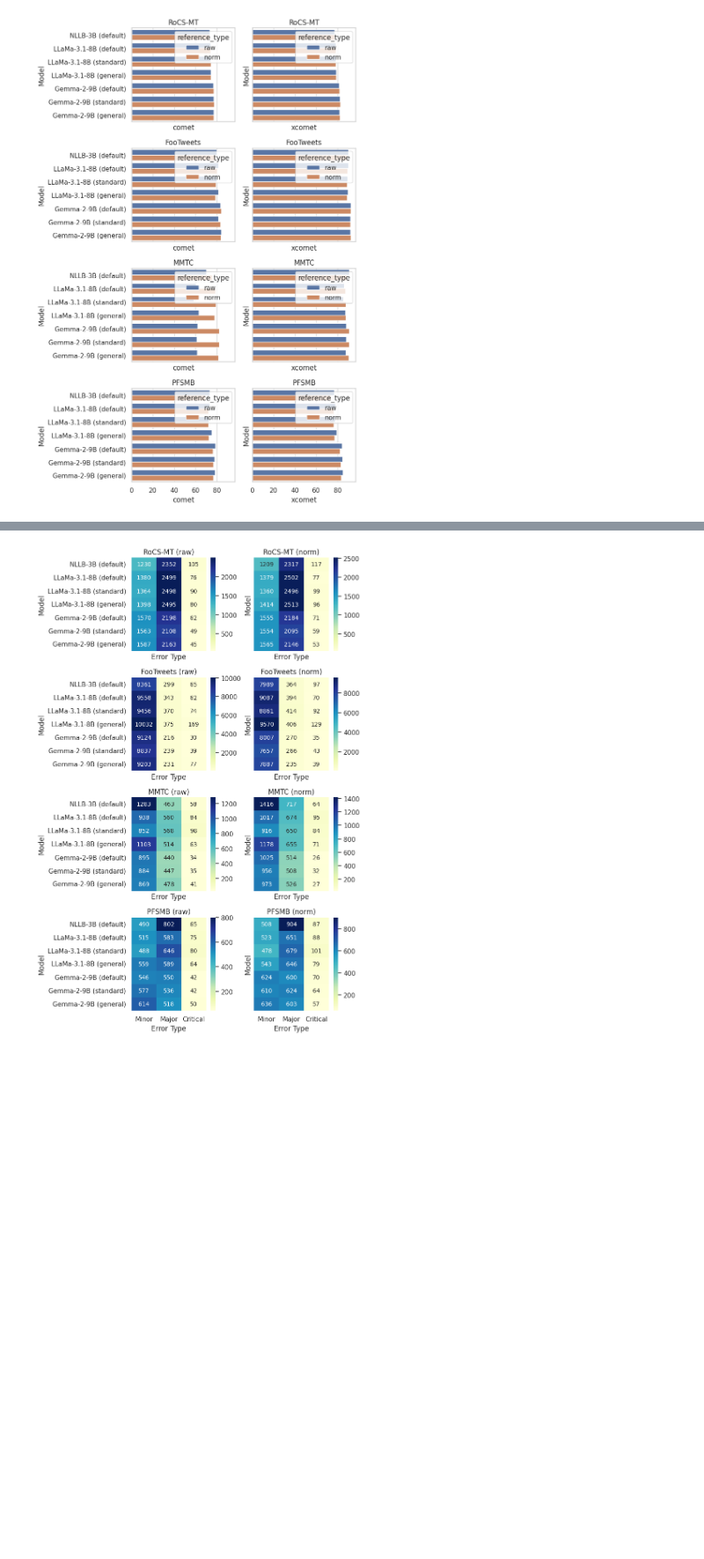
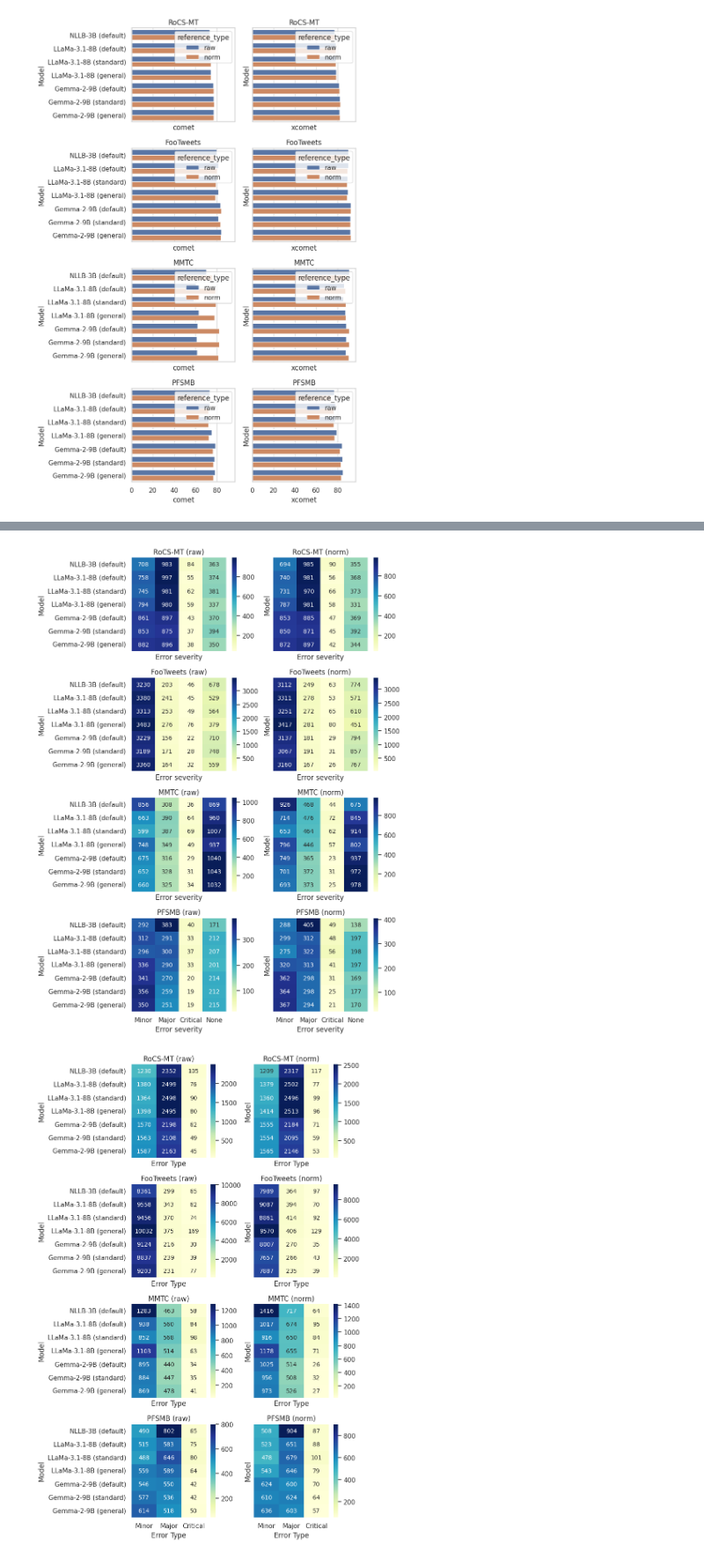
Before and after one commit to lydianish-phd/evaluation-challenges, a Jupyter notebook: src/draft.ipynb, the cells around one changed output, grey strips where cells are left out. Shown at 88% size. Saved outputs shown, nothing was run; the diff lists cells and outputs as text; code cells hidden in the pictures; blank space fills up the shorter version.

```diff
--- a/src/draft.ipynb
+++ b/src/draft.ipynb
@@ -173,3 +168,27 @@ plot_scores(all_data, metrics, sharex=False)
+# %%
+def plot_error_types(all_data):
+    reference_types = all_data["reference_type"].unique()
+    corpora = all_data["corpus"].unique()
+    fig, axs = plt.subplots(len(corpora), len(reference_types), figsize=(4*len(reference_types)+1, 3*len(corpora)), sharey=True, sharex=True)
+    for i, corpus in enumerate(corpora):
+        for j, ref in enumerate(reference_types):
+            data = all_data[(all_data["corpus"] == corpus) & (all_data["reference_type"] == ref)]
+            data = data[["model_name", "minor_sents", "major_sents", "critical_sents", "correct_sents"]]
+            sns.heatmap(data.set_index("model_name"), annot=True, fmt=".0f", cmap="YlGnBu", ax=axs[i,j]) #, vmin=0, vmax=100)
+            axs[i,j].set_title(f"{corpus} ({ref})")
+            axs[i,j].set_ylabel("Model")
+            axs[i,j].set_xlabel("Error severity")
+            axs[i,j].set_xticklabels(["Minor", "Major", "Critical", "None"], rotation=0)
+            axs[i,j].set_yticklabels(data["model_name"].unique(), rotation=0)
+            # reduce annotations font size
+            for t in axs[i,j].texts:
+                t.set_fontsize(10)
+    plt.tight_layout()
+    plt.show()
+
+plot_error_types(all_data)
+# %% [output]
+[figure, added]
 # %%
 def plot_error_types(all_data):
     reference_types = all_data["reference_type"].unique()
```
Also changed, not shown: parts of 5 cells of this notebook, 3 other files.
